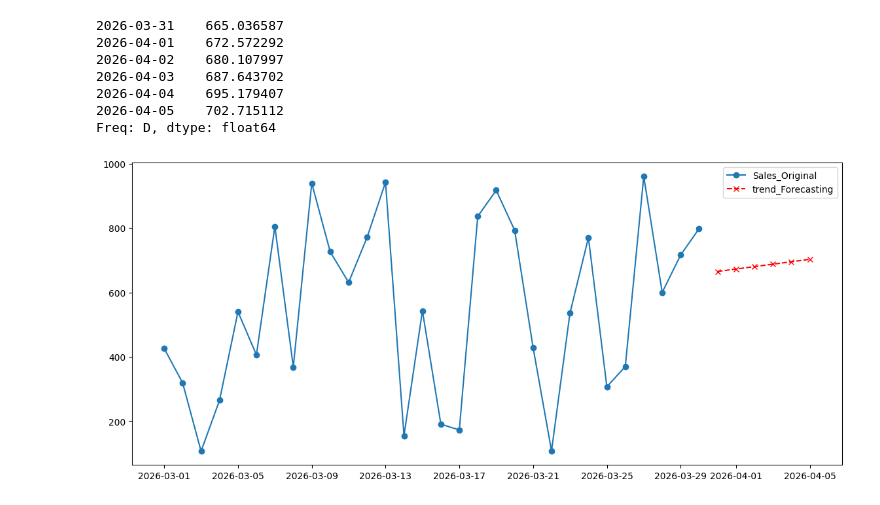
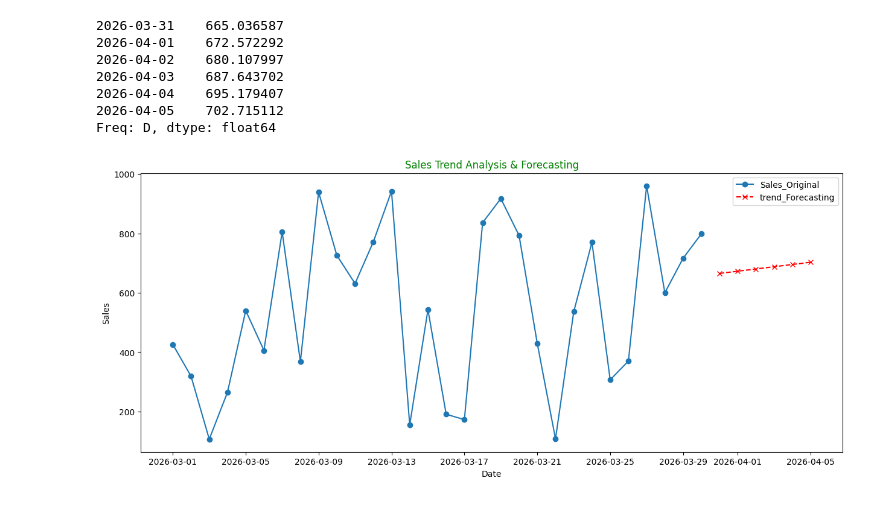
Before and after one commit to 87690ut/Python_Finall_Projects, a Jupyter notebook: Timeseries_Analysis/timeseries.ipynb, the cells around one changed output. Drawn from its saved outputs; the diff is of its cells as text; code cells hidden in the pictures.

Commit message:
graph upgrade

```diff
--- a/Timeseries_Analysis/timeseries.ipynb
+++ b/Timeseries_Analysis/timeseries.ipynb
@@ -195,10 +195,13 @@ print(forecast_result)
 2026-04-05    702.715112
 Freq: D, dtype: float64
 # %%
-plt.figure(figsize=(14,6))
+plt.figure(figsize=(15,6))
 plt.plot(df.index,df['Sales'],label = 'Sales_Original',marker='o')
 plt.plot(forecast_result.index,forecast_result,label='trend_Forecasting',color='red',linestyle='--',marker='x')
+plt.xlabel("Date")
+plt.ylabel("Sales")
+plt.title('Sales Trend Analysis & Forecasting',color='green')
 plt.legend()
 plt.show()
 # %% [output]
-[figure, old version]
+[figure, new version]
```
